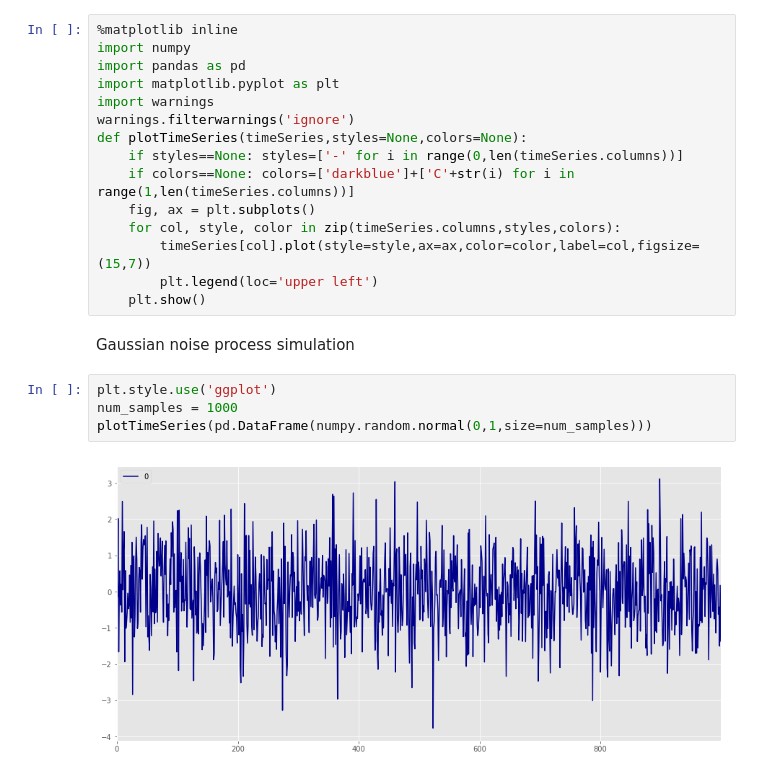
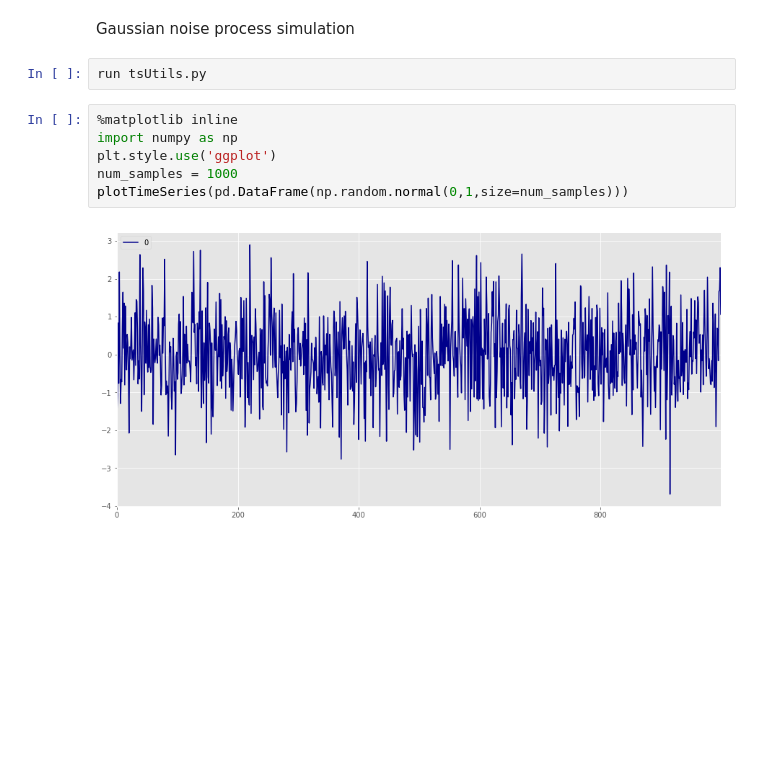
Before and after one commit to ErickEduardoAH/TimeSeriesAnalysis, a Jupyter notebook: 1.2 Time Series Stationary Models - Stationary processes.ipynb, the cells around one changed output. Saved outputs shown, nothing was run; the diff lists cells and outputs as text; blank space fills up the shorter version.

```diff
--- a/1.2 Time Series Stationary Models - Stationary processes.ipynb
+++ b/1.2 Time Series Stationary Models - Stationary processes.ipynb
@@ -61,26 +61,15 @@ A white noise $X_t \sim WN(0,\sigma^2)$ its a process such that $t \in \mathbb{R
 * $Cov[X_t,Y_s]=0 \quad t \neq s$
 
 A white noise is said to be gaussian noise if $X_t \sim N(0,\sigma^2)$.
-# %%
-%matplotlib inline
-import numpy
-import pandas as pd
-import matplotlib.pyplot as plt
-import warnings
-warnings.filterwarnings('ignore')
-def plotTimeSeries(timeSeries,styles=None,colors=None):
-    if styles==None: styles=['-' for i in range(0,len(timeSeries.columns))]
-    if colors==None: colors=['darkblue']+['C'+str(i) for i in range(1,len(timeSeries.columns))]
-    fig, ax = plt.subplots()
-    for col, style, color in zip(timeSeries.columns,styles,colors):
-        timeSeries[col].plot(style=style,ax=ax,color=color,label=col,figsize=(15,7))
-        plt.legend(loc='upper left')
-    plt.show()
 # %% [markdown]
 Gaussian noise process simulation
+# %%
+run tsUtils.py
 # %%
+%matplotlib inline
+import numpy as np
 plt.style.use('ggplot')
 num_samples = 1000
-plotTimeSeries(pd.DataFrame(numpy.random.normal(0,1,size=num_samples)))
+plotTimeSeries(pd.DataFrame(np.random.normal(0,1,size=num_samples)))
 # %% [output]
-[figure, old version]
+[figure, new version]
```
Also changed, not shown: parts of 4 cells of this notebook, 2 other files.
